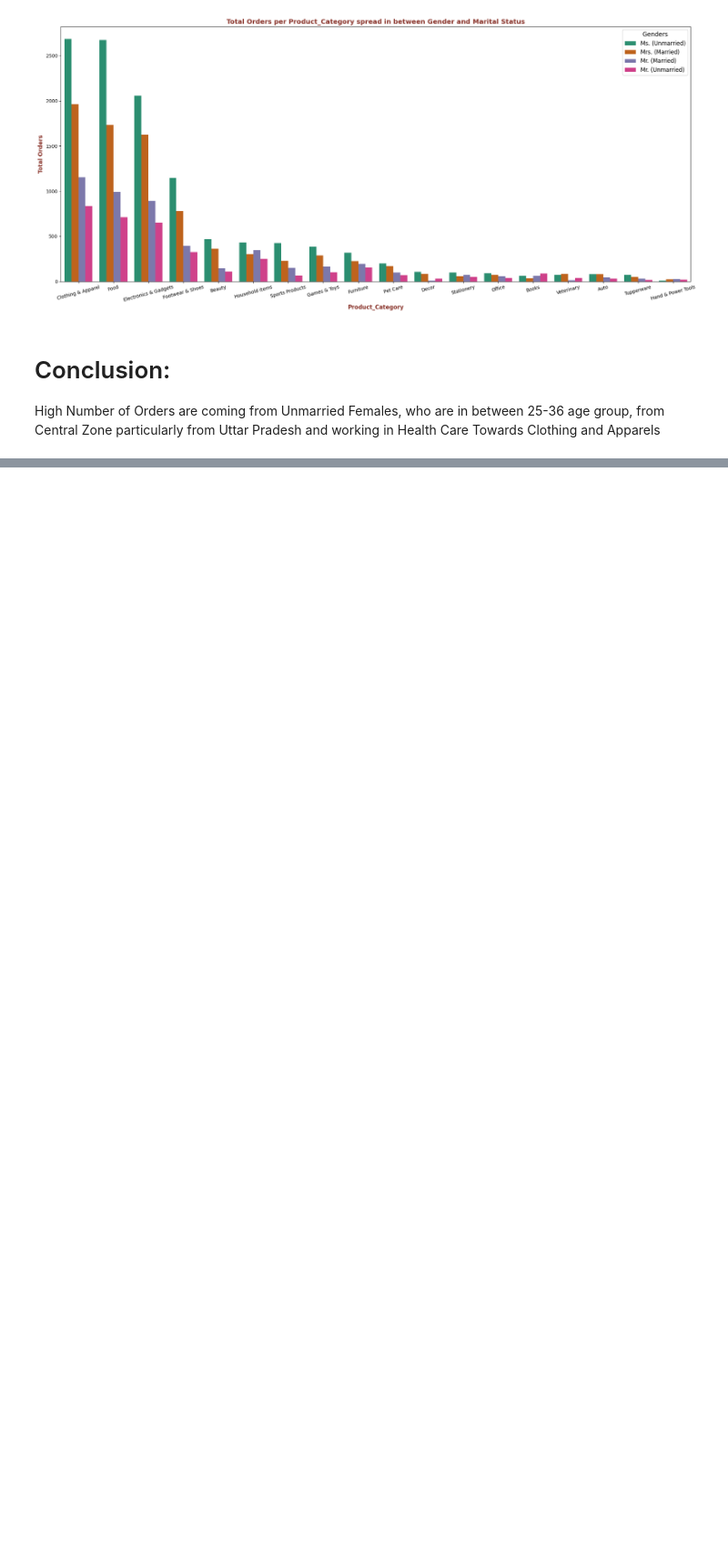
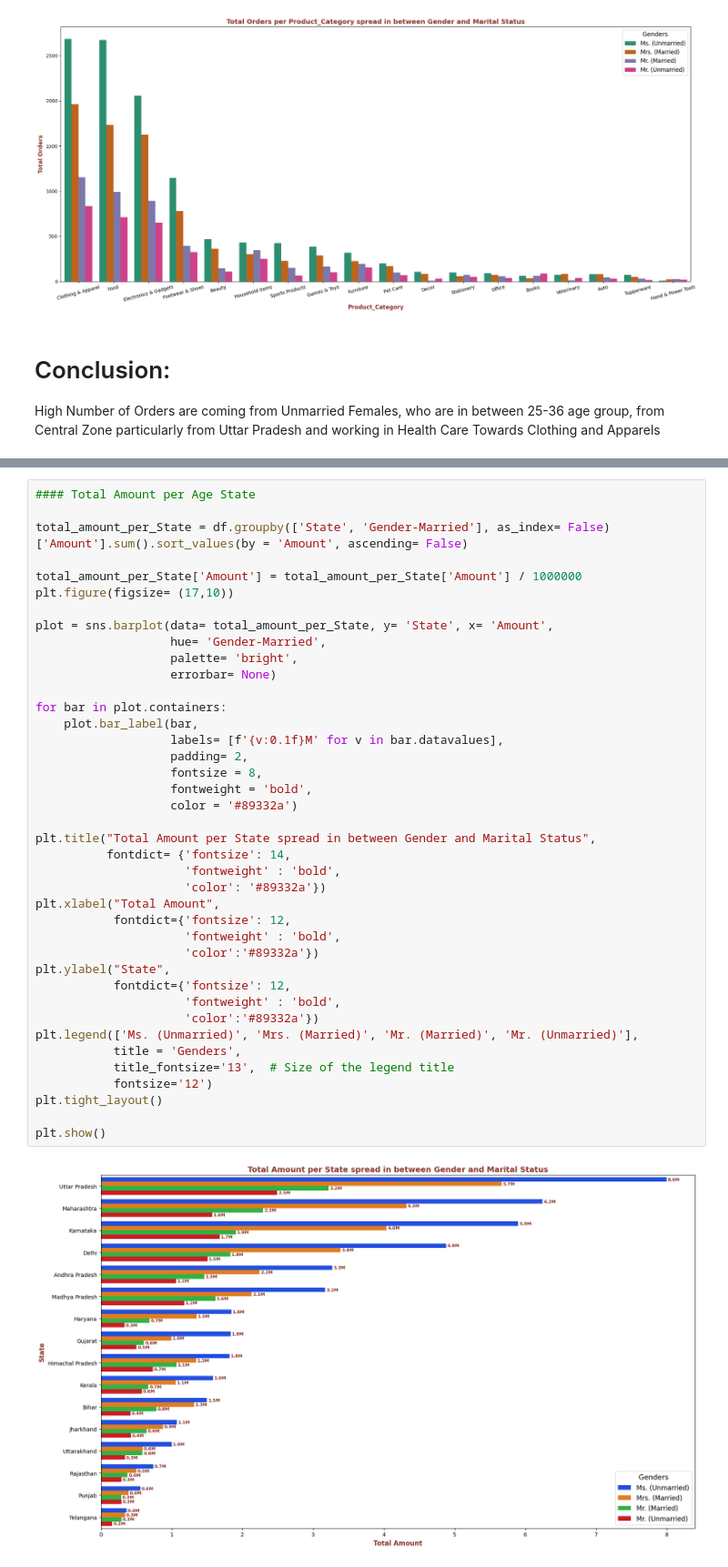
Before and after one commit to Avinash-Tamarapalli/DSProjects, a Jupyter notebook: EDA/DiwaliSales/DiwaliSales.ipynb, the cells around one changed output, grey strips where cells are left out. Shown at 91% size. Drawn from its saved outputs; the diff is of its cells as text; blank space fills up the shorter version.

```diff
--- a/EDA/DiwaliSales/DiwaliSales.ipynb
+++ b/EDA/DiwaliSales/DiwaliSales.ipynb
@@ -1023,0 +1066,42 @@ High Number of Orders are coming from Unmarried Females, who are in between 25-3
+# %%
+#### Total Amount per Age State
+
+total_amount_per_State = df.groupby(['State', 'Gender-Married'], as_index= False)['Amount'].sum().sort_values(by = 'Amount', ascending= False)
+
+total_amount_per_State['Amount'] = total_amount_per_State['Amount'] / 1000000
+plt.figure(figsize= (17,10))
+
+plot = sns.barplot(data= total_amount_per_State, y= 'State', x= 'Amount',
+                   hue= 'Gender-Married',
+                   palette= 'bright',
+                   errorbar= None)
+
+for bar in plot.containers:
+    plot.bar_label(bar,
+                   labels= [f'{v:0.1f}M' for v in bar.datavalues],
+                   padding= 2,
+                   fontsize = 8,
+                   fontweight = 'bold',
+                   color = '#89332a')
+
+plt.title("Total Amount per State spread in between Gender and Marital Status",
+          fontdict= {'fontsize': 14,
+                     'fontweight' : 'bold',
+                     'color': '#89332a'})
+plt.xlabel("Total Amount",
+           fontdict={'fontsize': 12,
+                     'fontweight' : 'bold',
+                     'color':'#89332a'})
+plt.ylabel("State",
+           fontdict={'fontsize': 12,
+                     'fontweight' : 'bold',
+                     'color':'#89332a'})
+plt.legend(['Ms. (Unmarried)', 'Mrs. (Married)', 'Mr. (Married)', 'Mr. (Unmarried)'],
+           title = 'Genders',
+           title_fontsize='13',  # Size of the legend title
+           fontsize='12')
+plt.tight_layout()
+
+plt.show()
+# %% [output]
+[figure, added]
```
Also changed, not shown: parts of 9 cells of this notebook.
